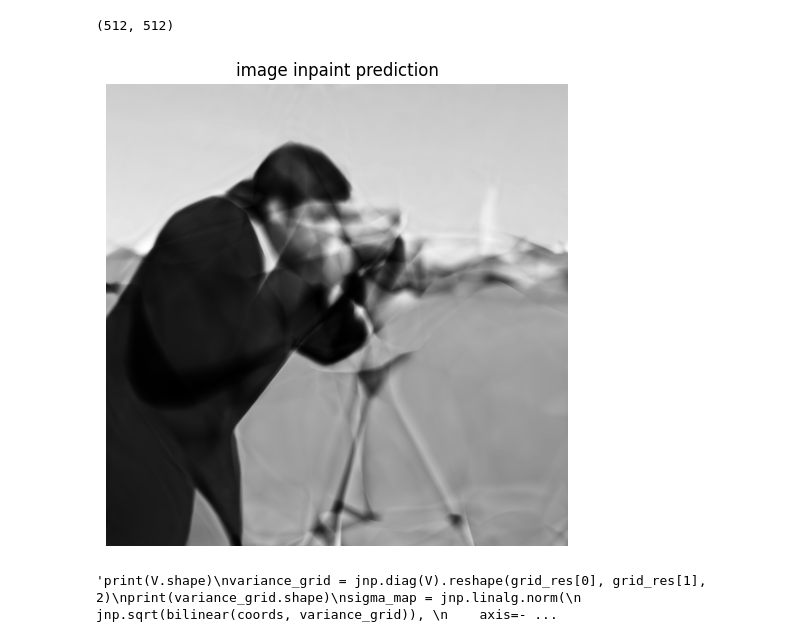
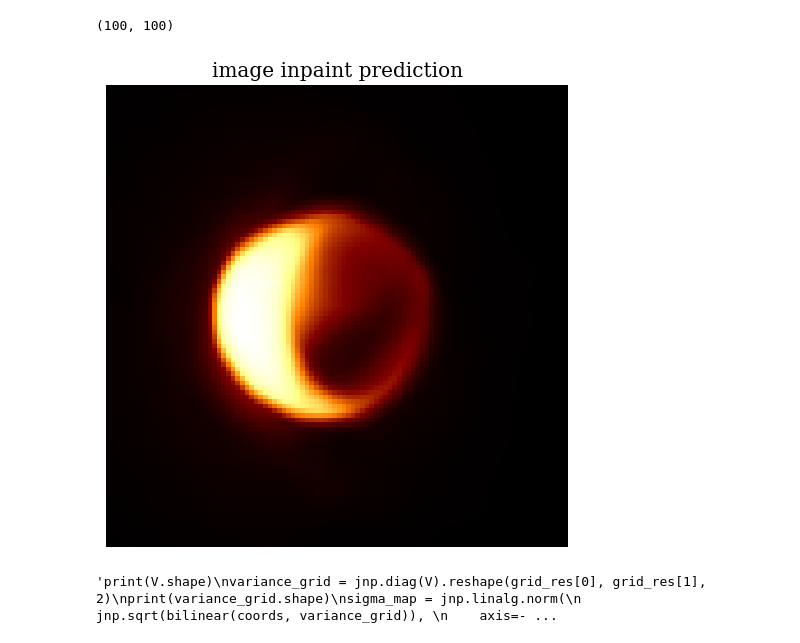
Before and after one commit to khyyle/caltech_surf_2025, a Jupyter notebook: bayes_rays_fourier.ipynb, the cells around one changed output. Drawn from its saved outputs; the diff is of its cells as text; code cells hidden in the pictures.

```diff
--- a/bayes_rays_fourier.ipynb
+++ b/bayes_rays_fourier.ipynb
@@ -187,7 +203,7 @@ def loss_fn(params, predictor_fn, target, sigma_vis, coords, n_crop):
     '''
     image_pred = predictor_fn({'params': params}, coords)
     vis = fourier_forward(image_pred, n_crop)
-    loss = jnp.mean((jnp.abs(vis - target))**2)
+    loss = jnp.mean((jnp.abs(vis - target)/sigma_vis)**2)
     return loss, image_pred
 
 @functools.partial(jax.jit, static_argnums=(4,))
@@ -204,7 +220,8 @@ Training loop
 lets try on black hole image, camera guy, starfish gpt img from brandon (can average over channel axis, can resize w anti aliasing (pil))
 also do ensemble on each and compare uncertainty maps.
 """
-n_crop = 64
+n_crop = 10
+assert n_crop <= xdim
 nvis = n_crop**2
 rng_real, rng_im = jax.random.PRNGKey(2), jax.random.PRNGKey(3)
 
@@ -212,7 +229,7 @@ vis_true = fourier_forward(intensity_gt, n_crop)
 #if doing n_crop, dont apply noise.
 vis_obs = vis_true
 noise = ''
-if noise == 'hetero':
+if noise == 'variable':
     uu, vv = np.meshgrid(np.arange(n_crop) - n_crop/2,
                      np.arange(n_crop) - n_crop/2, indexing='ij')
     r = np.sqrt(uu**2 + vv**2)
@@ -230,8 +247,8 @@ if noise == 'hetero':
     plt.colorbar(label='log10 noise')
     plt.tight_layout()
     plt.show()
-elif noise == 'homogeneous':
-    sigma_vis = 1e-2 * jnp.ones_like(vis_true, dtype=jnp.float32) #constant noise
+elif noise == 'uniform':
+    sigma_vis = 5e-2 * jnp.ones_like(vis_true, dtype=jnp.float32) #constant noise
     vis_obs += sigma_vis * (jax.random.normal(rng_real, vis_true.shape) + 1j*jax.random.normal(rng_im, vis_true.shape)) / jnp.sqrt(2)
 else:
     sigma_vis = jnp.ones_like(vis_true, dtype=jnp.float32) * .5
@@ -250,5 +267,5 @@ for i in tqdm(range(hparams['num_iters']), desc='iteration'):
     #batch = np.random.choice(vis_obs.size, hparams['batchsize'], replace=False)
     loss, state, image = train_step(state, vis_obs, sigma_vis, coords, n_crop)
     if i % 1000 == 0:
-        print(f"iteration {i}, loss={loss:.5f}")
+        print(f"iteration {i}, loss={loss:.9e}")
 # %% [output]
@@ -277,15 +294,16 @@ iteration 19000, loss=0.02008
 # %%
 full_image = predictor.apply({'params': state.params}, coords)
 full_image = np.array(full_image)
 print(full_image.shape)
 plt.figure(figsize=(6,6))
-plt.imshow(full_image, cmap='gray', origin='upper')
+cmap = 'gray' if img_type != 'black hole' else 'afmhot'
+plt.imshow(full_image, cmap=cmap, origin='upper')
 plt.axis('off')
 plt.title('image inpaint prediction')
 plt.show()
 # %% [output]
-(512, 512)
+(100, 100)
-[figure, old version]
+[figure, new version]
 # %%
 def bilinear(coords, theta):
     """gpt generated function to fill in for now"""
```
Also changed, not shown: parts of 8 cells of this notebook, 10 other files.
